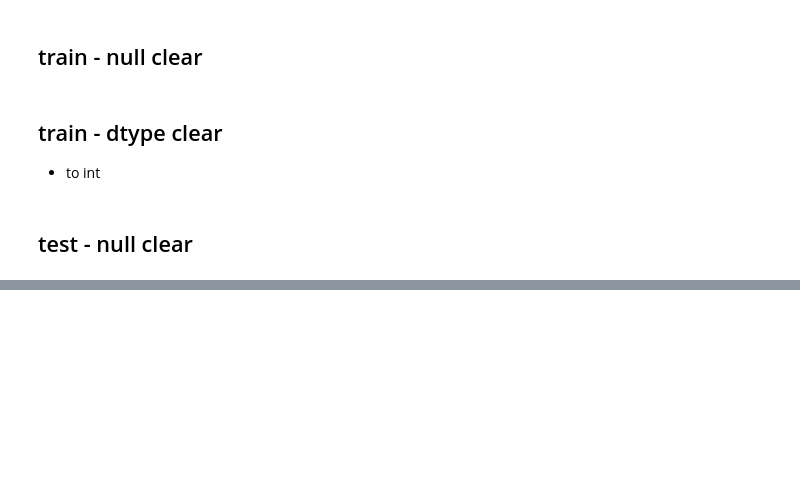
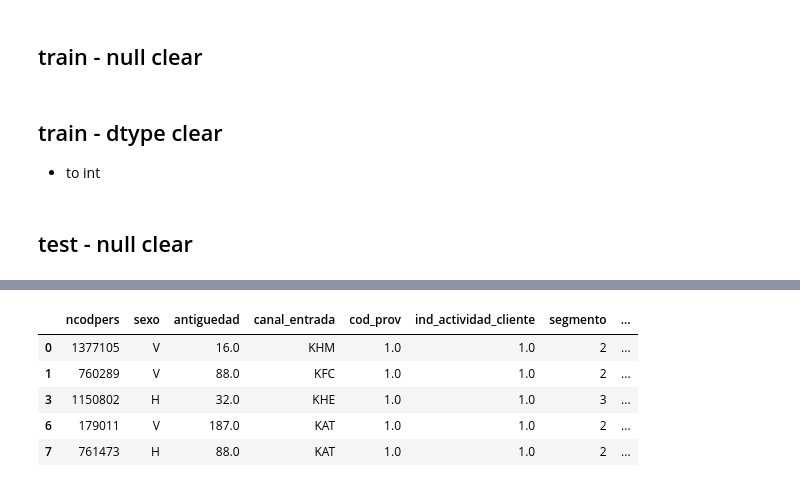
Before and after one commit to KANG91/DNA_TeamProject, a Jupyter notebook: kang/3_logistic_regression.ipynb, the cells around one changed output, grey strips where cells are left out. Saved outputs shown, nothing was run; the diff lists cells and outputs as text; code cells hidden in the pictures; blank space fills up the shorter version.

Commit message:
fix : fix error
-

-

```diff
--- a/kang/3_logistic_regression.ipynb
+++ b/kang/3_logistic_regression.ipynb
@@ -68,8 +59,8 @@ df_train = df_train[df_train['indext'] == 'N']
 
 # null - 최빈값
 df_train["canal_entrada"] = df_train["canal_entrada"].fillna(df_train["canal_entrada"].value_counts().index[0])
-# null - 평균값
-df_train["renta"] = df_train["renta"].fillna(df_train["renta"].mean())
+# null - 중앙값
+df_train["renta"] = df_train["renta"].fillna(df_train["renta"].median())
 # null - 최빈값
 df_train["segmento"] = df_train["segmento"].fillna(df_train["segmento"].value_counts().index[0])
 # %% [markdown]
@@ -122,4 +113,39 @@ df_test["segmento"] = df_test["segmento"].apply(func_for_segmento)
 
 #canal_entrada - 상위 4개 제외, 그 이외 vlaue는 5번째껄로 통일
 df_test["canal_entrada"] = df_test["canal_entrada"].apply(lambda x : "KHM" if x not in target_values else x)
+# %%
+df_train["age"]   = pd.to_numeric(df_train["age"], errors="coerce")
+# df_test["age"]   = pd.to_numeric(df_test["age"], errors="coerce")
+
+age_group = [[0,19],[19,26],[26,36],[36,41],[41,47],[47,55],[55,60],[60,70],[70,80],[80,170]]
+
+def create_age_group(df):
+    df['age_group'] = np.nan
+    for i,age in enumerate(age_group):
+        row_index = (df['age'] >= age[0]) & (df['age'] < age[1])
+        df.loc[row_index,'age_group'] = i
+
+create_age_group(df_train)
+# create_age_group(df_test)
+
+df_train.drop('age', axis=1, inplace = True)
+# df_test.drop('age', axis=1, inplace = True)
+# %%
+renta_group = [[0,50000],[50000,70000],[70000,100000],[100000,150000],[150000,200000],[200000,1000000],[1000000,29000000]]
+
+def create_renta_group(df):
+    df['renta_group'] = np.nan
+    for i,renta in enumerate(renta_group):
+        row_index = (df['renta'] >= renta[0]) & (df['renta'] < renta[1])
+        df.loc[row_index,'renta_group'] = i
+
+create_renta_group(df_train)
+# create_renta_group(df_test)
+
+df_train.drop('renta', axis=1, inplace = True)
+# df_test.drop('renta', axis=1, inplace = True)
+# %%
+drop_column = ['ind_nuevo','indrel','indresi','indfall','tipodom','ind_empleado','pais_residencia','indrel_1mes', 'indext', 'tiprel_1mes']
+
+df_train.drop(drop_column, axis=1, inplace = True)
 # %%
@@ -137,2 +186,9 @@ sum(X_train.isnull().sum())
 # %%
-y_test.head()
+df_train.head()
+# %% [output]
+|  | ncodpers | sexo | antiguedad | canal_entrada | cod_prov | ind_actividad_cliente | segmento | ... |
+| 0 | 1377105 | V | 16.0 | KHM | 1.0 | 1.0 | 2 | ... |
+| 1 | 760289 | V | 88.0 | KFC | 1.0 | 1.0 | 2 | ... |
+| 3 | 1150802 | H | 32.0 | KHE | 1.0 | 1.0 | 3 | ... |
+| 6 | 179011 | V | 187.0 | KAT | 1.0 | 1.0 | 2 | ... |
+| 7 | 761473 | H | 88.0 | KAT | 1.0 | 1.0 | 2 | ... |
```
Also changed, not shown: parts of 19 cells of this notebook.
